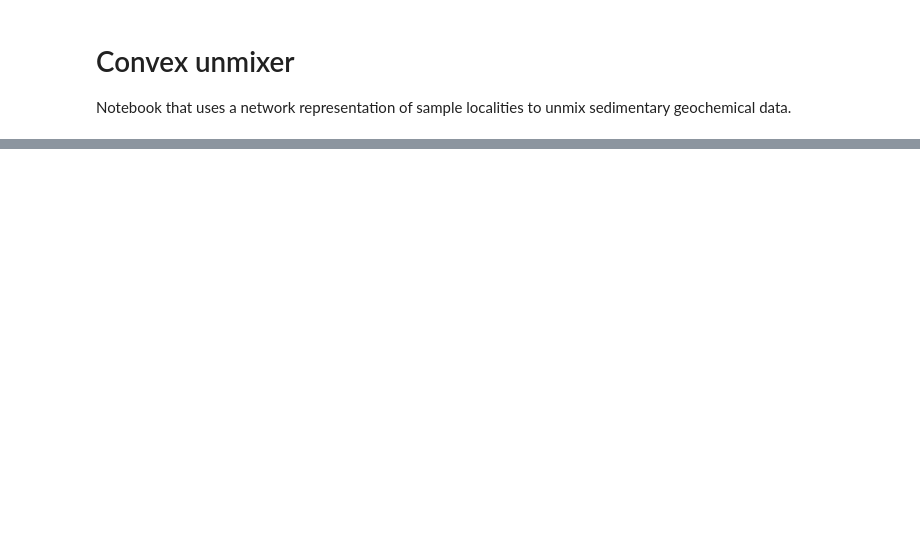
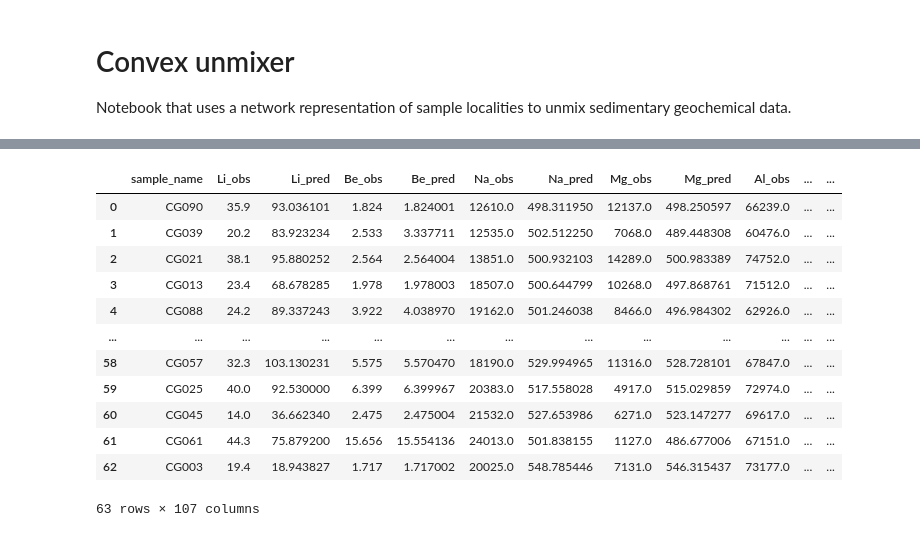
Before and after one commit to AlexLipp/faster-unmixer, a Jupyter notebook: optimise.ipynb, the cells around one changed output, grey strips where cells are left out. Cells and saved outputs as stored; diff of their text form; code cells hidden in the pictures; blank space fills up the shorter version.

```diff
--- a/optimise.ipynb
+++ b/optimise.ipynb
@@ -183,0 +83,16 @@ ax.set_xscale('log')
+# %%
+soldf
+# %% [output]
+|  | sample_name | Li_obs | Li_pred | Be_obs | Be_pred | Na_obs | Na_pred | Mg_obs | Mg_pred | Al_obs | ... | ... |
+| 0 | CG090 | 35.9 | 93.036101 | 1.824 | 1.824001 | 12610.0 | 498.311950 | 12137.0 | 498.250597 | 66239.0 | ... | ... |
+| 1 | CG039 | 20.2 | 83.923234 | 2.533 | 3.337711 | 12535.0 | 502.512250 | 7068.0 | 489.448308 | 60476.0 | ... | ... |
+| 2 | CG021 | 38.1 | 95.880252 | 2.564 | 2.564004 | 13851.0 | 500.932103 | 14289.0 | 500.983389 | 74752.0 | ... | ... |
+| 3 | CG013 | 23.4 | 68.678285 | 1.978 | 1.978003 | 18507.0 | 500.644799 | 10268.0 | 497.868761 | 71512.0 | ... | ... |
+| 4 | CG088 | 24.2 | 89.337243 | 3.922 | 4.038970 | 19162.0 | 501.246038 | 8466.0 | 496.984302 | 62926.0 | ... | ... |
+| ... | ... | ... | ... | ... | ... | ... | ... | ... | ... | ... | ... | ... |
+| 58 | CG057 | 32.3 | 103.130231 | 5.575 | 5.570470 | 18190.0 | 529.994965 | 11316.0 | 528.728101 | 67847.0 | ... | ... |
+| 59 | CG025 | 40.0 | 92.530000 | 6.399 | 6.399967 | 20383.0 | 517.558028 | 4917.0 | 515.029859 | 72974.0 | ... | ... |
+| 60 | CG045 | 14.0 | 36.662340 | 2.475 | 2.475004 | 21532.0 | 527.653986 | 6271.0 | 523.147277 | 69617.0 | ... | ... |
+| 61 | CG061 | 44.3 | 75.879200 | 15.656 | 15.554136 | 24013.0 | 501.838155 | 1127.0 | 486.677006 | 67151.0 | ... | ... |
+| 62 | CG003 | 19.4 | 18.943827 | 1.717 | 1.717002 | 20025.0 | 548.785446 | 7131.0 | 546.315437 | 73177.0 | ... | ... |
+63 rows × 107 columns
```
Also changed, not shown: parts of 17 cells of this notebook, 4 other files.
